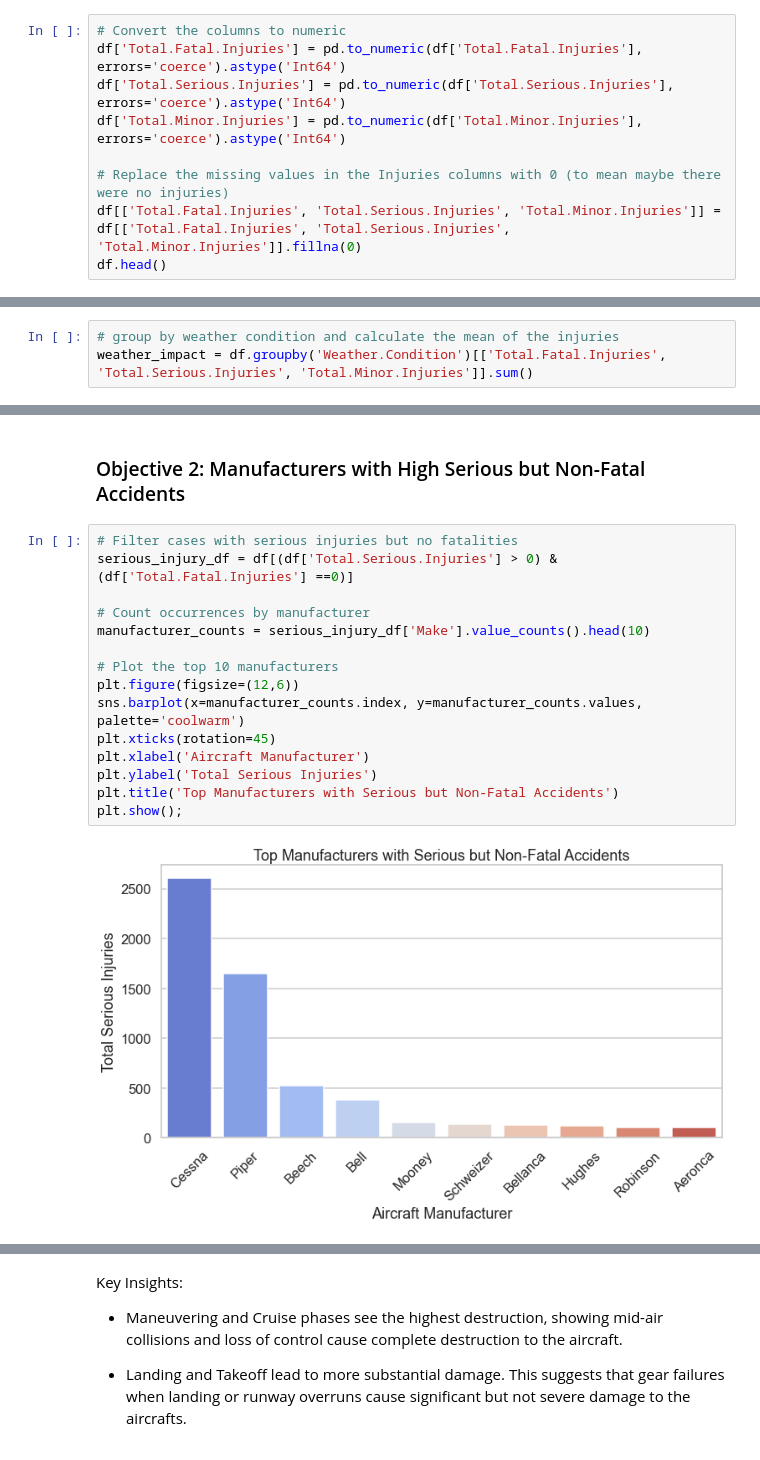
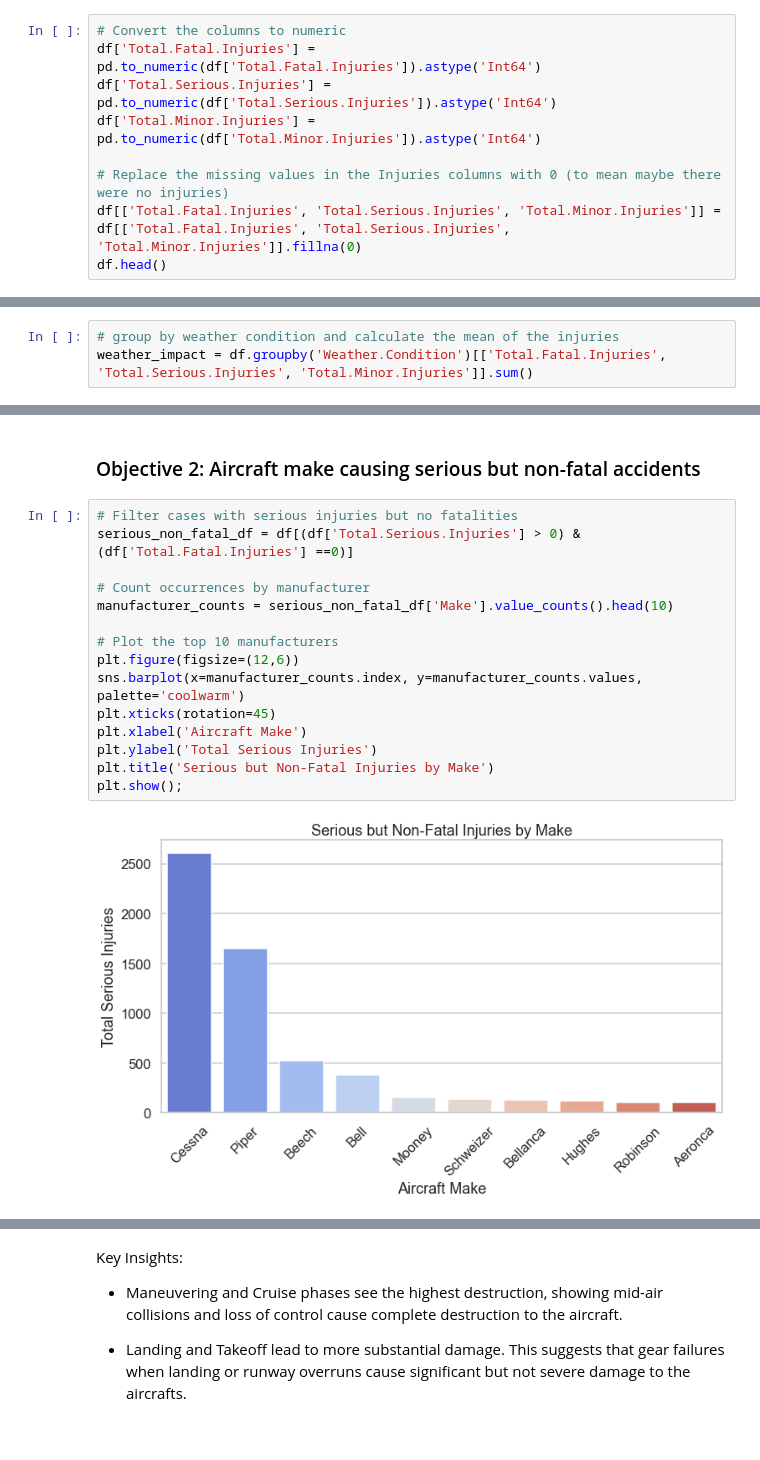
Before and after one commit to DianaMayalo/Phase-1-Project-Moringa-School, a Jupyter notebook: Aviation.ipynb, the cells around one changed output, grey strips where cells are left out. Drawn from its saved outputs; the diff is of its cells as text.

```diff
--- a/Aviation.ipynb
+++ b/Aviation.ipynb
@@ -229,9 +230,9 @@ Name: Make, Length: 7364, dtype: int64
 ### Dealing with the Injuries columns
 # %%
 # Convert the columns to numeric
-df['Total.Fatal.Injuries'] = pd.to_numeric(df['Total.Fatal.Injuries'], errors='coerce').astype('Int64')
-df['Total.Serious.Injuries'] = pd.to_numeric(df['Total.Serious.Injuries'], errors='coerce').astype('Int64')
-df['Total.Minor.Injuries'] = pd.to_numeric(df['Total.Minor.Injuries'], errors='coerce').astype('Int64')
+df['Total.Fatal.Injuries'] = pd.to_numeric(df['Total.Fatal.Injuries']).astype('Int64')
+df['Total.Serious.Injuries'] = pd.to_numeric(df['Total.Serious.Injuries']).astype('Int64')
+df['Total.Minor.Injuries'] = pd.to_numeric(df['Total.Minor.Injuries']).astype('Int64')
 
 # Replace the missing values in the Injuries columns with 0 (to mean maybe there were no injuries)
 df[['Total.Fatal.Injuries', 'Total.Serious.Injuries', 'Total.Minor.Injuries']] = df[['Total.Fatal.Injuries', 'Total.Serious.Injuries', 'Total.Minor.Injuries']].fillna(0)
@@ -312,22 +313,22 @@ Key Insights:
-# %% [markdown]
-### Objective 2: Manufacturers with High Serious but Non-Fatal Accidents
+# %% [markdown]
+### Objective 2: Aircraft make causing serious but non-fatal accidents
 # %%
 # Filter cases with serious injuries but no fatalities
-serious_injury_df = df[(df['Total.Serious.Injuries'] > 0) & (df['Total.Fatal.Injuries'] ==0)]
+serious_non_fatal_df = df[(df['Total.Serious.Injuries'] > 0) & (df['Total.Fatal.Injuries'] ==0)]
 
 # Count occurrences by manufacturer
-manufacturer_counts = serious_injury_df['Make'].value_counts().head(10)
+manufacturer_counts = serious_non_fatal_df['Make'].value_counts().head(10)
 
 # Plot the top 10 manufacturers
 plt.figure(figsize=(12,6))
 sns.barplot(x=manufacturer_counts.index, y=manufacturer_counts.values, palette='coolwarm')
 plt.xticks(rotation=45)
-plt.xlabel('Aircraft Manufacturer')
+plt.xlabel('Aircraft Make')
 plt.ylabel('Total Serious Injuries')
-plt.title('Top Manufacturers with Serious but Non-Fatal Accidents')
+plt.title('Serious but Non-Fatal Injuries by Make')
 plt.show();
 # %% [output]
-[figure, old version]
+[figure, new version]
 # %% [markdown]
 Key Insights:
 
```
Also changed, not shown: parts of 19 cells of this notebook.
